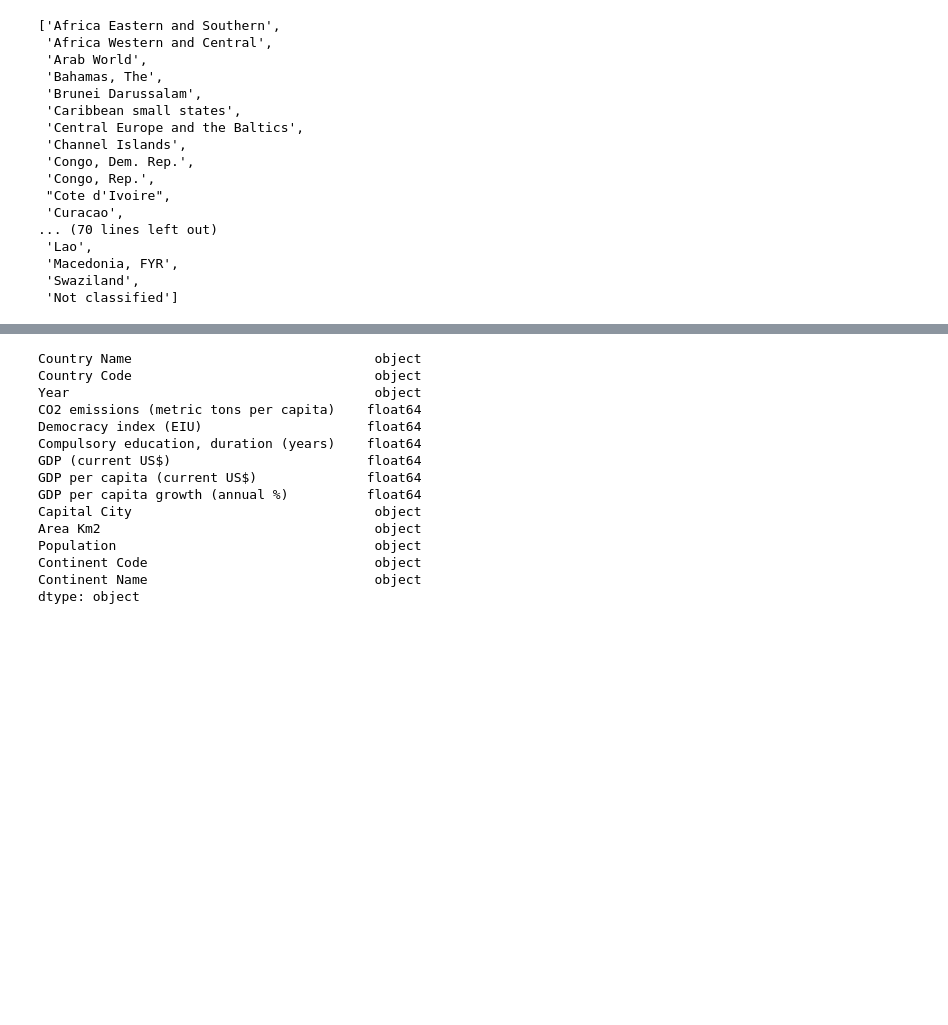
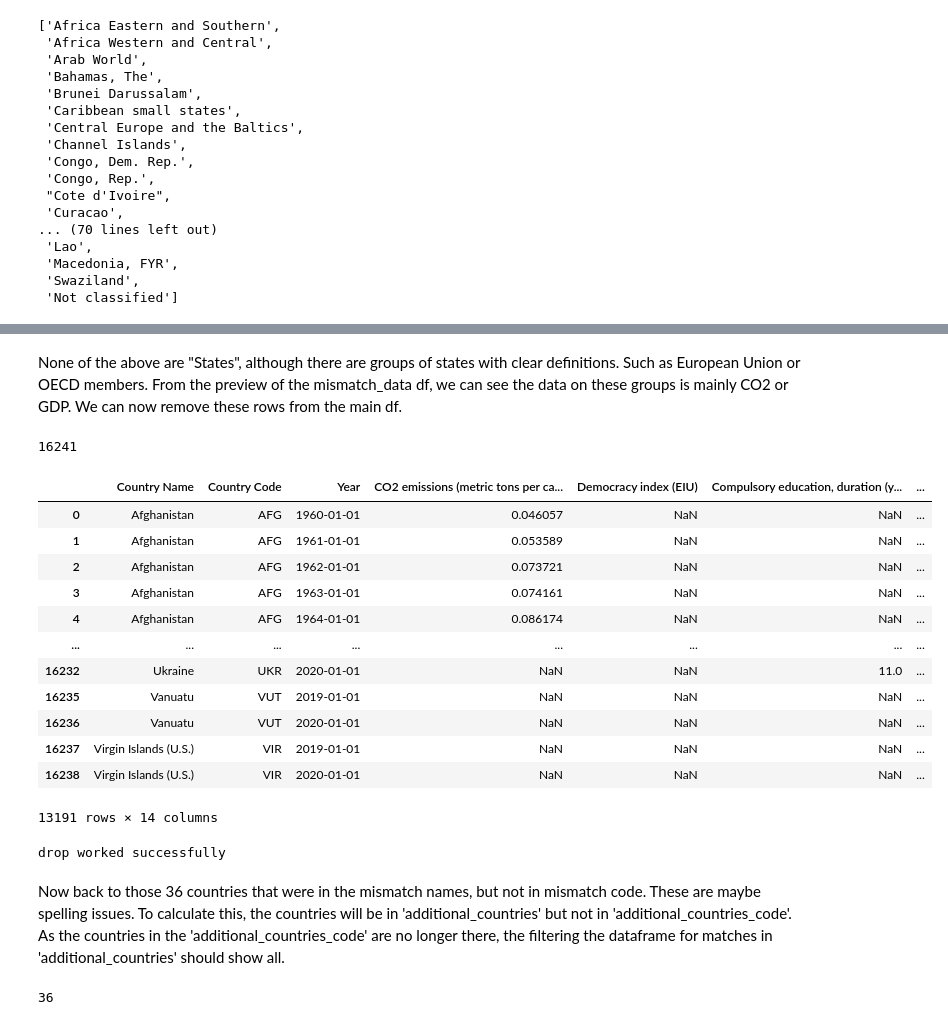
Before and after one commit to aliceinnorway/data_clean, a Jupyter notebook: join_all.ipynb, the cells around one changed output, grey strips where cells are left out. Drawn from its saved outputs; the diff is of its cells as text; code cells hidden in the pictures; blank space fills up the shorter version.

```diff
--- a/join_all.ipynb
+++ b/join_all.ipynb
@@ -377,18 +436,48 @@ additional_countries # This didn't work as the name spelling is different. Shoul
+# %% [markdown]
+None of the above are "States", although there are groups of states with clear definitions. Such as European Union or OECD members. From the preview of the mismatch_data df, we can see the data on these groups is mainly CO2 or GDP. We can now remove these rows from the main df.
+# %%
+# Checking no rows beforehand
+pre_drop_rows = len(world_data_complete.index)
+pre_drop_rows
+# %% [output]
+16241
+# %%
+world_data_complete = world_data_complete[~world_data_complete['Country Code'].isin(additional_countries_code)]
 # %%
-world_data_complete.dtypes
+world_data_complete
 # %% [output]
+|  | Country Name | Country Code | Year | CO2 emissions (metric tons per ca... | Democracy index (EIU) | Compulsory education, duration (y... | ... |
+| 0 | Afghanistan | AFG | 1960-01-01 | 0.046057 | NaN | NaN | ... |
+| 1 | Afghanistan | AFG | 1961-01-01 | 0.053589 | NaN | NaN | ... |
+| 2 | Afghanistan | AFG | 1962-01-01 | 0.073721 | NaN | NaN | ... |
+| 3 | Afghanistan | AFG | 1963-01-01 | 0.074161 | NaN | NaN | ... |
+| 4 | Afghanistan | AFG | 1964-01-01 | 0.086174 | NaN | NaN | ... |
+| ... | ... | ... | ... | ... | ... | ... | ... |
+| 16232 | Ukraine | UKR | 2020-01-01 | NaN | NaN | 11.0 | ... |
+| 16235 | Vanuatu | VUT | 2019-01-01 | NaN | NaN | NaN | ... |
+| 16236 | Vanuatu | VUT | 2020-01-01 | NaN | NaN | NaN | ... |
+| 16237 | Virgin Islands (U.S.) | VIR | 2019-01-01 | NaN | NaN | NaN | ... |
+| 16238 | Virgin Islands (U.S.) | VIR | 2020-01-01 | NaN | NaN | NaN | ... |
-Country Name                               object
-Country Code                               object
-Year                                       object
-CO2 emissions (metric tons per capita)    float64
-Democracy index (EIU)                     float64
-Compulsory education, duration (years)    float64
-GDP (current US$)                         float64
-GDP per capita (current US$)              float64
-GDP per capita growth (annual %)          float64
-Capital City                               object
-Area Km2                                   object
-Population                                 object
-Continent Code                             object
-Continent Name                             object
-dtype: object
+13191 rows × 14 columns
+# %%
+# Checking rows afterwards. Should be 3050 less rows.
+
+def check_drop(pre_drop_rows, world_data_complete, mismatch_data):
+    '''
+        Takes pre_drop_rows, (len(world_data_complete.index)), from before the drop. The dataframe and the rows we are dropping.
+        Returns an error if the drop did not work.
+
+    '''
+    rows_to_drop = len(mismatch_data)
+    post_drop_rows = len(world_data_complete.index)
+    dropped_rows = pre_drop_rows - post_drop_rows
+    e = 'drop did not work as expected'
+    p = 'drop worked successfully'
+    return print(p) if dropped_rows == rows_to_drop else print(e)
+
+check_drop(pre_drop_rows, world_data_complete, mismatch_data)
+# %% [output]
+drop worked successfully
+# %% [markdown]
+Now back to those 36 countries that were in the mismatch names, but not in mismatch code. These are maybe spelling issues.
+To calculate this, the countries will be in 'additional_countries' but not in 'additional_countries_code'. As the countries in the 'additional_countries_code' are no longer there, the filtering the dataframe for matches in 'additional_countries' should show all.
@@ -394,0 +488,4 @@ dtype: object
+# %%
+len(spelling_variations)
+# %% [output]
+36
```
Also changed, not shown: parts of 15 cells of this notebook, 3 other files.
